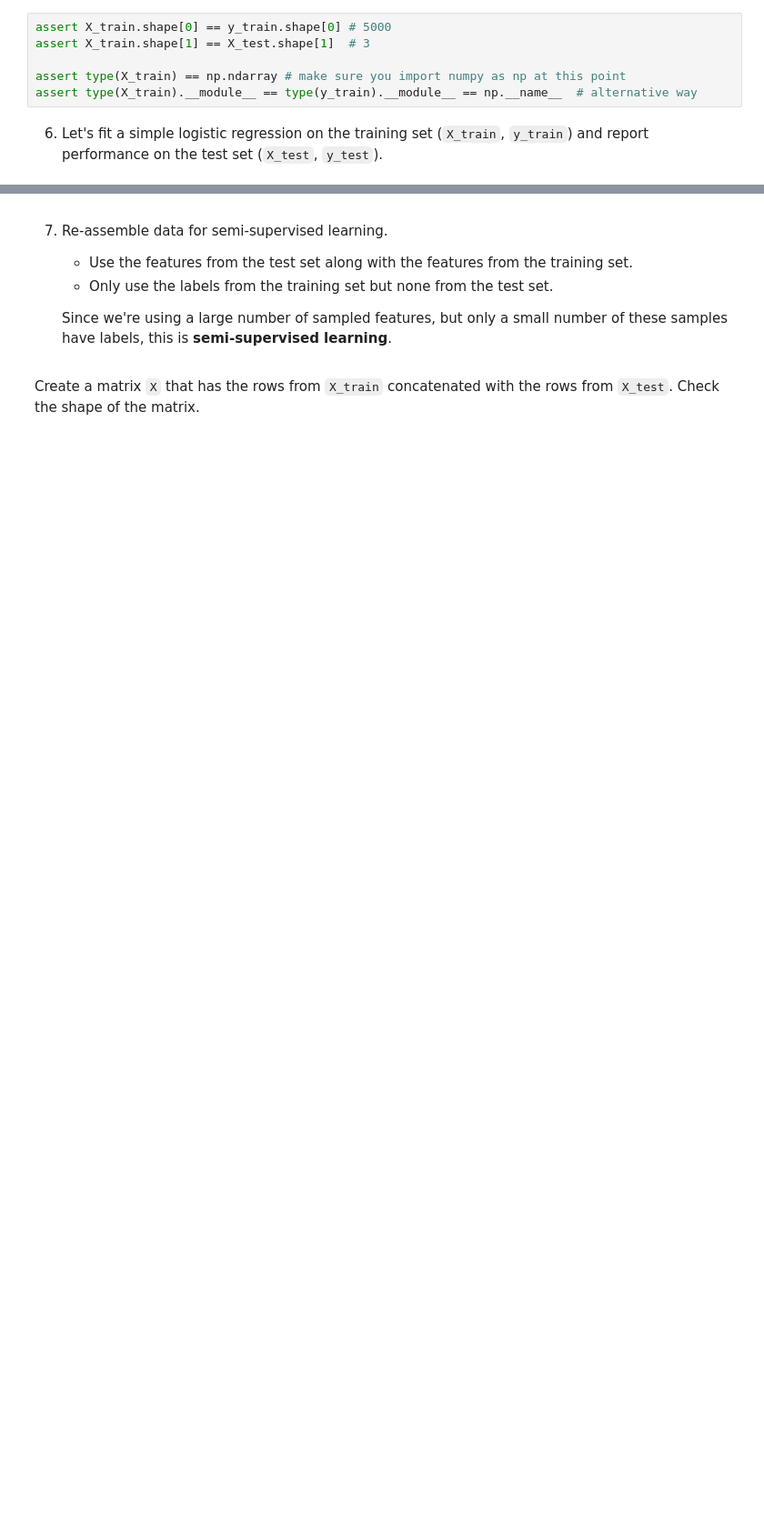
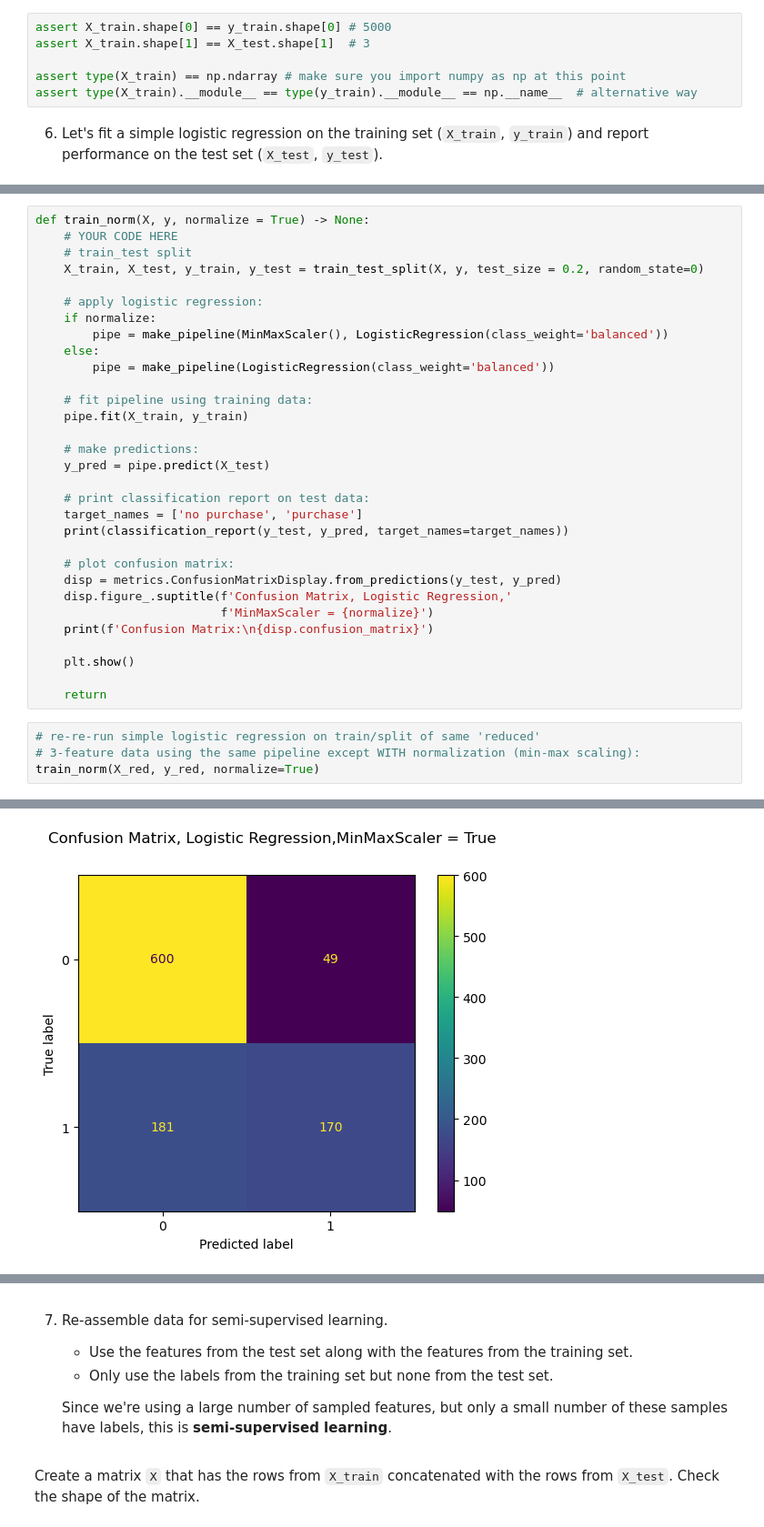
Before and after one commit to frslee/FrederickMLE-9, a Jupyter notebook: assignments/week-8-unsupervised-ML/nb/new-product-launch.ipynb, the cells around one changed output, grey strips where cells are left out. Shown at 91% size. Cells and saved outputs as stored; diff of their text form; blank space fills up the shorter version.

```diff
--- a/assignments/week-8-unsupervised-ML/nb/new-product-launch.ipynb
+++ b/assignments/week-8-unsupervised-ML/nb/new-product-launch.ipynb
@@ -852,0 +968,36 @@ assert type(X_train).__module__ == type(y_train).__module__ == np.__name__  # al
+# %%
+def train_norm(X, y, normalize = True) -> None:
+    # YOUR CODE HERE
+    # train_test split
+    X_train, X_test, y_train, y_test = train_test_split(X, y, test_size = 0.2, random_state=0)
+
+    # apply logistic regression:
+    if normalize:
+        pipe = make_pipeline(MinMaxScaler(), LogisticRegression(class_weight='balanced'))
+    else:
+        pipe = make_pipeline(LogisticRegression(class_weight='balanced'))
+
+    # fit pipeline using training data:
+    pipe.fit(X_train, y_train)
+
+    # make predictions:
+    y_pred = pipe.predict(X_test)
+
+    # print classification report on test data:
+    target_names = ['no purchase', 'purchase']
+    print(classification_report(y_test, y_pred, target_names=target_names))
+
+    # plot confusion matrix:
+    disp = metrics.ConfusionMatrixDisplay.from_predictions(y_test, y_pred)
+    disp.figure_.suptitle(f'Confusion Matrix, Logistic Regression,'
+                          f'MinMaxScaler = {normalize}')
+    print(f'Confusion Matrix:\n{disp.confusion_matrix}')
+
+    plt.show()
+
+    return
+# %%
+# re-re-run simple logistic regression on train/split of same 'reduced'
+# 3-feature data using the same pipeline except WITH normalization (min-max scaling):
+train_norm(X_red, y_red, normalize=True)
+# %% [output]
@@ -852,0 +1016 @@ assert type(X_train).__module__ == type(y_train).__module__ == np.__name__  # al
+[figure, added]
```
Also changed, not shown: parts of 30 cells of this notebook.
